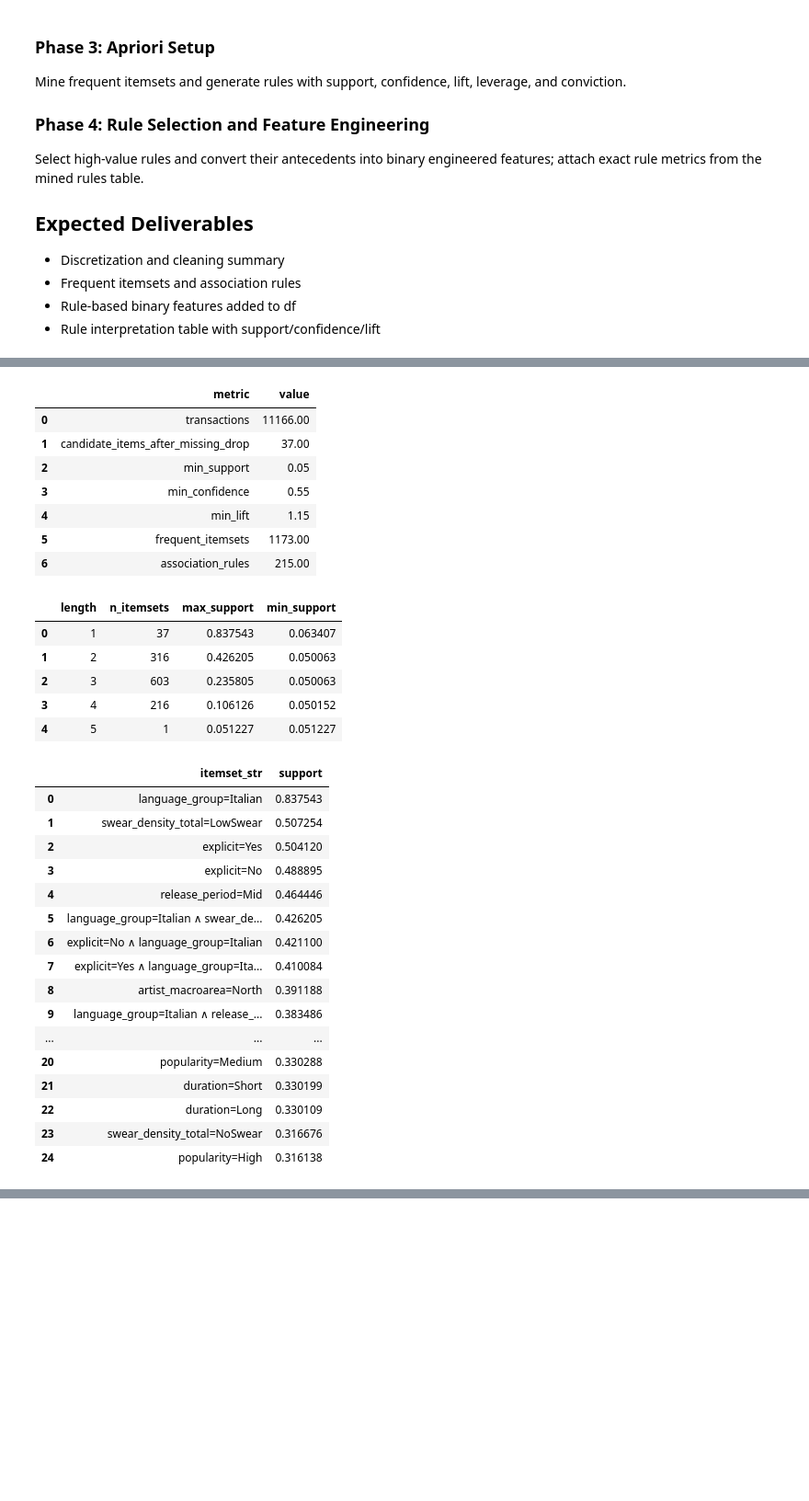
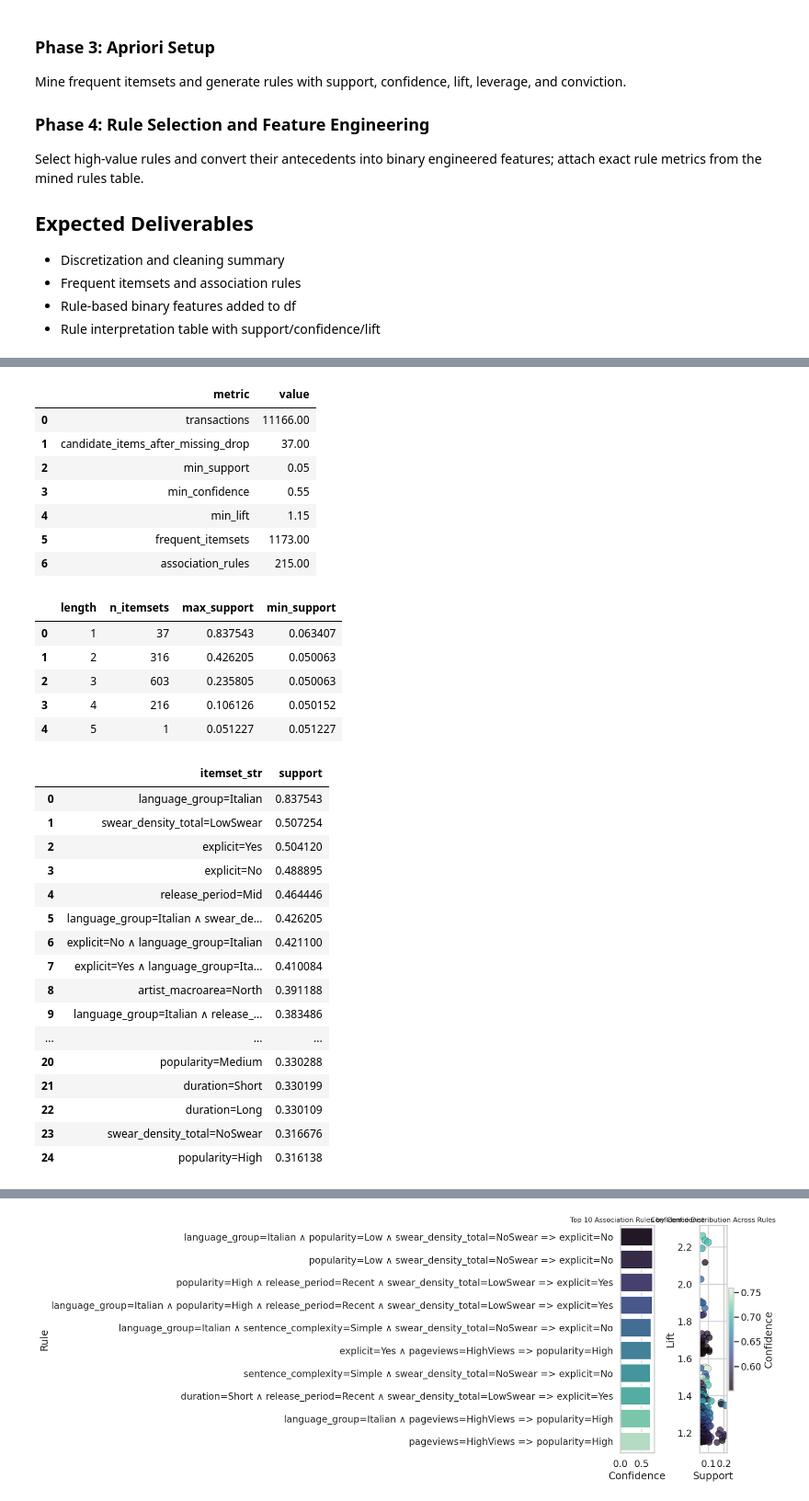
Before and after one commit to simonegrandinetti/ML_first_project, a Jupyter notebook: main_project.ipynb, the cells around one changed output, grey strips where cells are left out. Shown at 92% size. Drawn from its saved outputs; the diff is of its cells as text; code cells hidden in the pictures; blank space fills up the shorter version.

Commit message:
Some additional representations for rule mining

```diff
--- a/main_project.ipynb
+++ b/main_project.ipynb
@@ -268,15 +280,15 @@ Expected working dataset: 11166 rows over 104 artists.
 # %%
-feature_group_df = feature_group_table(df).sort_values(["level", "group", "feature"]).reset_index(drop=True)
+feature_group_table = uf.feature_group_table(df).sort_values(["level", "group", "feature"]).reset_index(drop=True)
 feature_group_summary = (
-    feature_group_df.groupby(["level", "group"])
+    feature_group_table.groupby(["level", "group"])
     .size()
     .rename("n_features")
     .reset_index()
 )
-engineered_docs = engineered_feature_table()
+engineered_docs = uf.engineered_feature_table()
 
 display(feature_group_summary)
-display(feature_group_df)
+display(feature_group_table)
 display(engineered_docs)
 # %% [output]
 |  | level | group | n_features |
@@ -1352,7 +1409,7 @@ target_col = "target_macroarea_code" if "target_macroarea_code" in df.columns el
 
 semantic_group_map = {}
 
-for group_name, cols in FEATURE_GROUPS.items():
+for group_name, cols in uf.FEATURE_GROUPS.items():
 
     for col in cols:
 
@@ -1370,7 +1427,7 @@ if "engineered_docs" in locals() and {"feature", "family"}.issubset(engineered_d
 
 
 
-corr_matrix, redundancy_groups = build_correlation_groups(
+corr_matrix, redundancy_groups = uf.build_correlation_groups(
 
     df=df,
 
@@ -1386,7 +1443,7 @@ corr_matrix, redundancy_groups = build_correlation_groups(
 
 
 
-feature_scores = compute_feature_keep_scores(
+feature_scores = uf.compute_feature_keep_scores(
 
     df=df,
 
@@ -1400,7 +1457,7 @@ feature_scores = compute_feature_keep_scores(
 
 
 
-selected_score_table, selection_decisions, selected_features_for_modeling = select_redundant_features(
+selected_score_table, selection_decisions, selected_features_for_modeling = uf.select_redundant_features(
 
     corr_matrix=corr_matrix,
 
@@ -2049,10 +2115,9 @@ from mlxtend.preprocessing import TransactionEncoder
 from mlxtend.frequent_patterns import apriori, association_rules as mlxtend_association_rules
 
 
-
 # Build transaction list (one basket per song), then one-hot encode with TransactionEncoder.
 transactions = [
-    row_to_transaction(apriori_df.loc[idx], discretized_columns)
+    uf.row_to_transaction(apriori_df.loc[idx], discretized_columns)
     for idx in apriori_df.index
 ]
 
@@ -2096,6 +2161,7 @@ else:
     )
     association_rules = association_rules[association_rules["lift"] >= MIN_LIFT].copy()
 
+# Post-process rules for better readability and sorting, only if there are rules to process after filtering.
 if not association_rules.empty:
     association_rules["antecedents"] = association_rules["antecedents"].map(frozenset)
     association_rules["consequents"] = association_rules["consequents"].map(frozenset)
@@ -2105,7 +2171,15 @@ if not association_rules.empty:
     association_rules["consequents_str"] = association_rules["consequents"].map(
         lambda x: " ∧ ".join(sorted(x))
     )
-    association_rules["rule"] = association_rules["antecedents_str"] + " -> " + association_rules["consequents_str"]
+    association_rules["antecedent"] = association_rules["antecedents"].map(
+        lambda x: ", ".join(sorted(x))
+    )
+    association_rules["consequent"] = association_rules["consequents"].map(
+        lambda x: ", ".join(sorted(x))
+    )
+    association_rules["rule_pretty"] = (
+        association_rules["antecedents_str"] + " => " + association_rules["consequents_str"]
+    )
     association_rules["antecedent_len"] = association_rules["antecedents"].map(len)
     association_rules["consequent_len"] = association_rules["consequents"].map(len)
     association_rules = association_rules.sort_values(
@@ -2155,7 +2229,8 @@ display(
  )
 
 columns_to_show = [
-    "rule",
+    "antecedent",
+    "consequent",
     "support",
     "confidence",
     "lift",
@@ -2171,6 +2246,58 @@ else:
         rules_for_display[col] = rules_for_display[col].round(3)
 
 display(rules_for_display.head(30))
+
+# Confidence-based association rules representation (top 10, parallel to lift visualization).
+if association_rules.empty:
+    print("Confidence view: no rules passed the mining thresholds.")
+else:
+    confidence_rules_display = association_rules.copy()
+    top_confidence_rules = confidence_rules_display.nlargest(10, "confidence").copy()
+
+    fig, axes = plt.subplots(1, 2, figsize=(18, 7))
+
+    sns.barplot(
+        data=top_confidence_rules,
+        y="rule_pretty",
+        x="confidence",
+        hue="rule_pretty",
+        palette="mako",
+        legend=False,
+        ax=axes[0],
+    )
+    axes[0].set_title("Top 10 Association Rules by Confidence", fontsize=12)
+    axes[0].set_xlabel("Confidence")
+    axes[0].set_ylabel("Rule")
+
+    scatter = axes[1].scatter(
+        confidence_rules_display["support"],
+        confidence_rules_display["lift"],
+        c=confidence_rules_display["confidence"],
+        s=confidence_rules_display["confidence"] * 220,
+        cmap="mako",
+        alpha=0.75,
+        edgecolor="black",
+        linewidth=0.4,
+    )
+    axes[1].set_title("Confidence Distribution Across Rules", fontsize=12)
+    axes[1].set_xlabel("Support")
+    axes[1].set_ylabel("Lift")
+    cbar = fig.colorbar(scatter, ax=axes[1])
+    cbar.set_label("Confidence")
+
+    plt.tight_layout()
+    plt.show()
+
+    confidence_table = top_confidence_rules[columns_to_show].copy()
+    for col in ["support", "confidence", "lift", "leverage", "conviction"]:
+        confidence_table[col] = confidence_table[col].round(3)
+    display(confidence_table)
+
+    print("Extended confidence view (top 10):")
+    for idx, row in top_confidence_rules.iterrows():
+        print(
+            f"{idx + 1:>2}. {row['rule_pretty']} | support={row['support']:.3f}, confidence={row['confidence']:.3f}, lift={row['lift']:.3f}"
+        )
 # %% [output]
 |  | metric | value |
 | 0 | transactions | 11166.00 |
@@ -2222,0 +2350 @@ display(rules_for_display.head(30))
+[figure, added]
```
Also changed, not shown: parts of 26 cells of this notebook.
